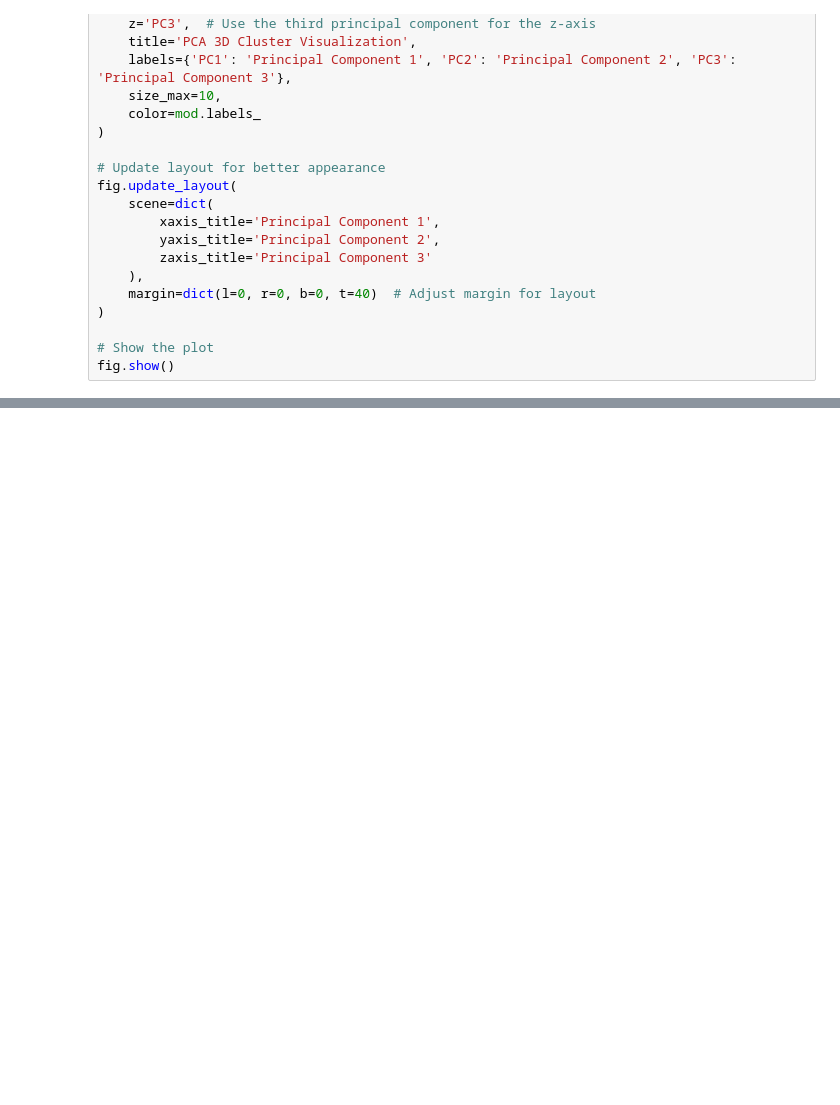
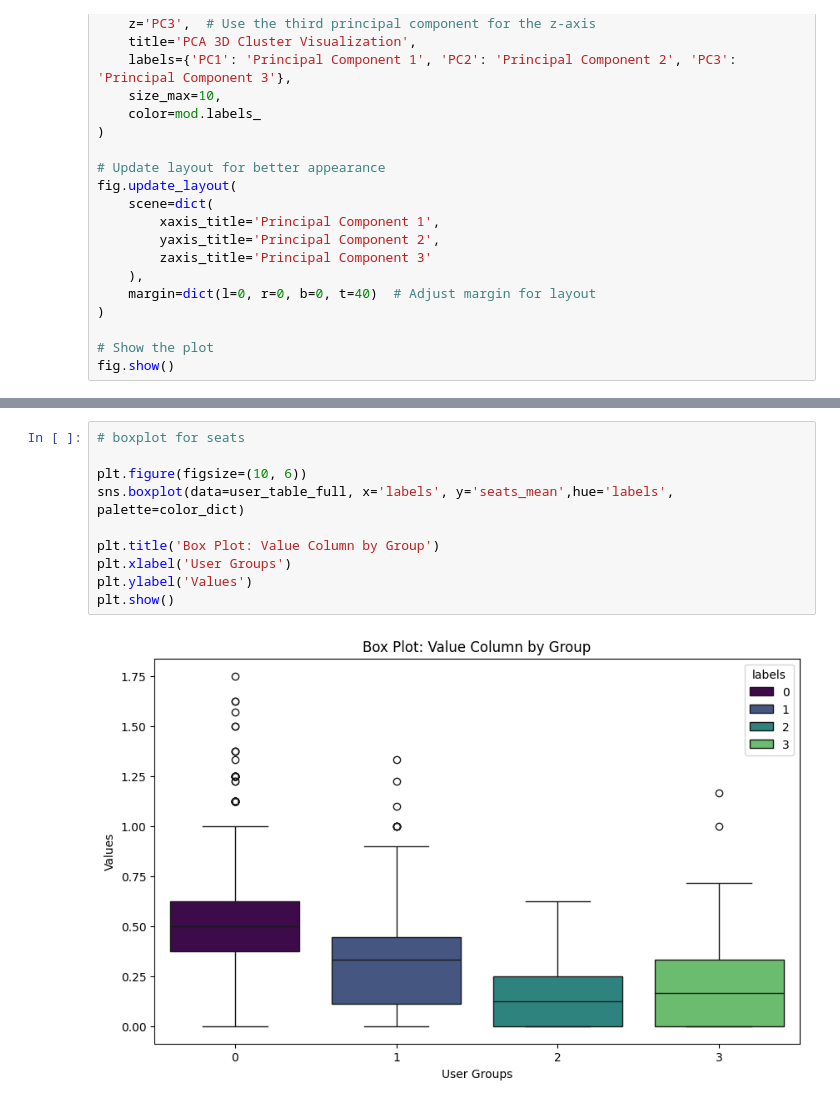
Before and after one commit to kohlmeierv/TravelTide, a Jupyter notebook: traveltide_project.ipynb, the cells around one changed output, grey strips where cells are left out. Drawn from its saved outputs; the diff is of its cells as text; blank space fills up the shorter version.

```diff
--- a/traveltide_project.ipynb
+++ b/traveltide_project.ipynb
@@ -1626,0 +1441,12 @@ Series.__getitem__ treating keys as positions is deprecated. In a future version
+# %%
+# boxplot for seats
+
+plt.figure(figsize=(10, 6))
+sns.boxplot(data=user_table_full, x='labels', y='seats_mean',hue='labels',  palette=color_dict)
+
+plt.title('Box Plot: Value Column by Group')
+plt.xlabel('User Groups')
+plt.ylabel('Values')
+plt.show()
+# %% [output]
+[figure, added]
```
Also changed, not shown: parts of 209 cells of this notebook, 1 other file.
